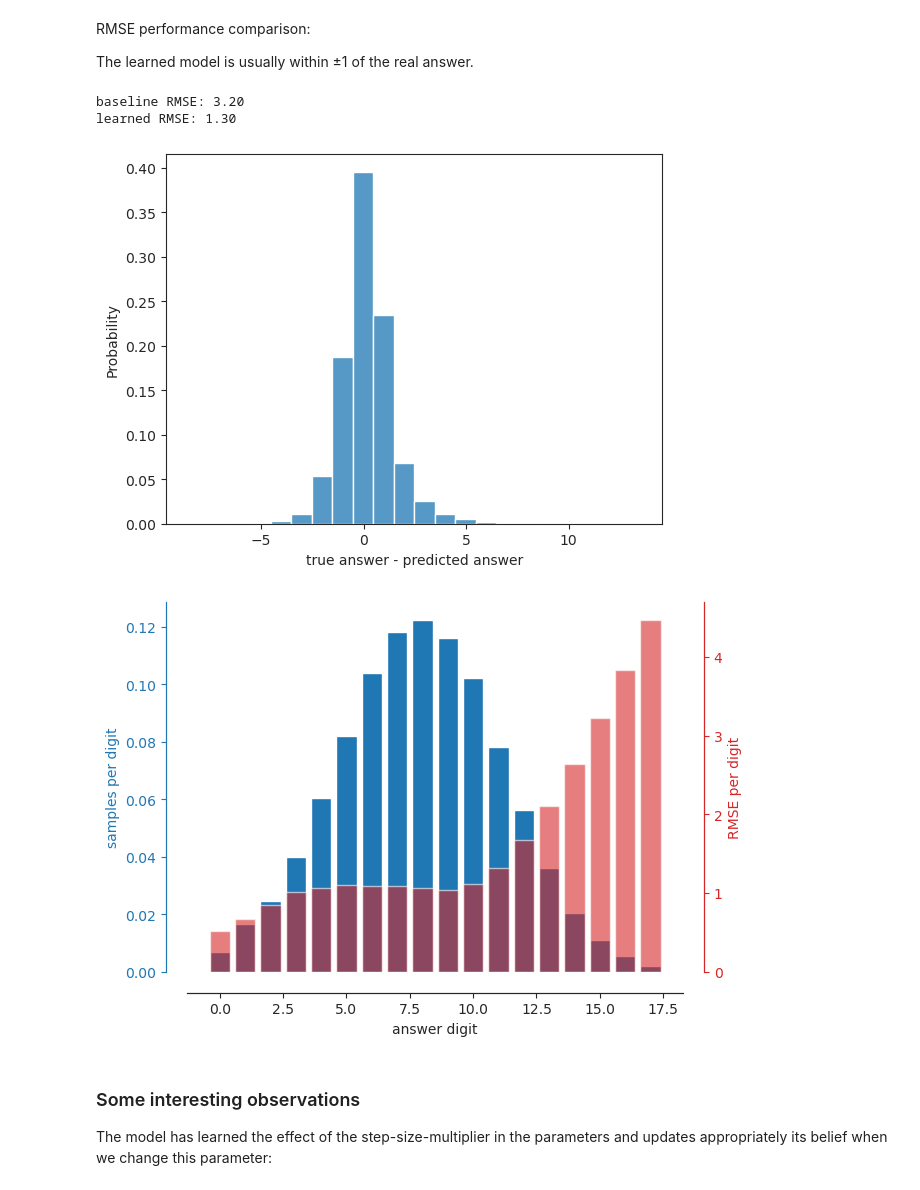
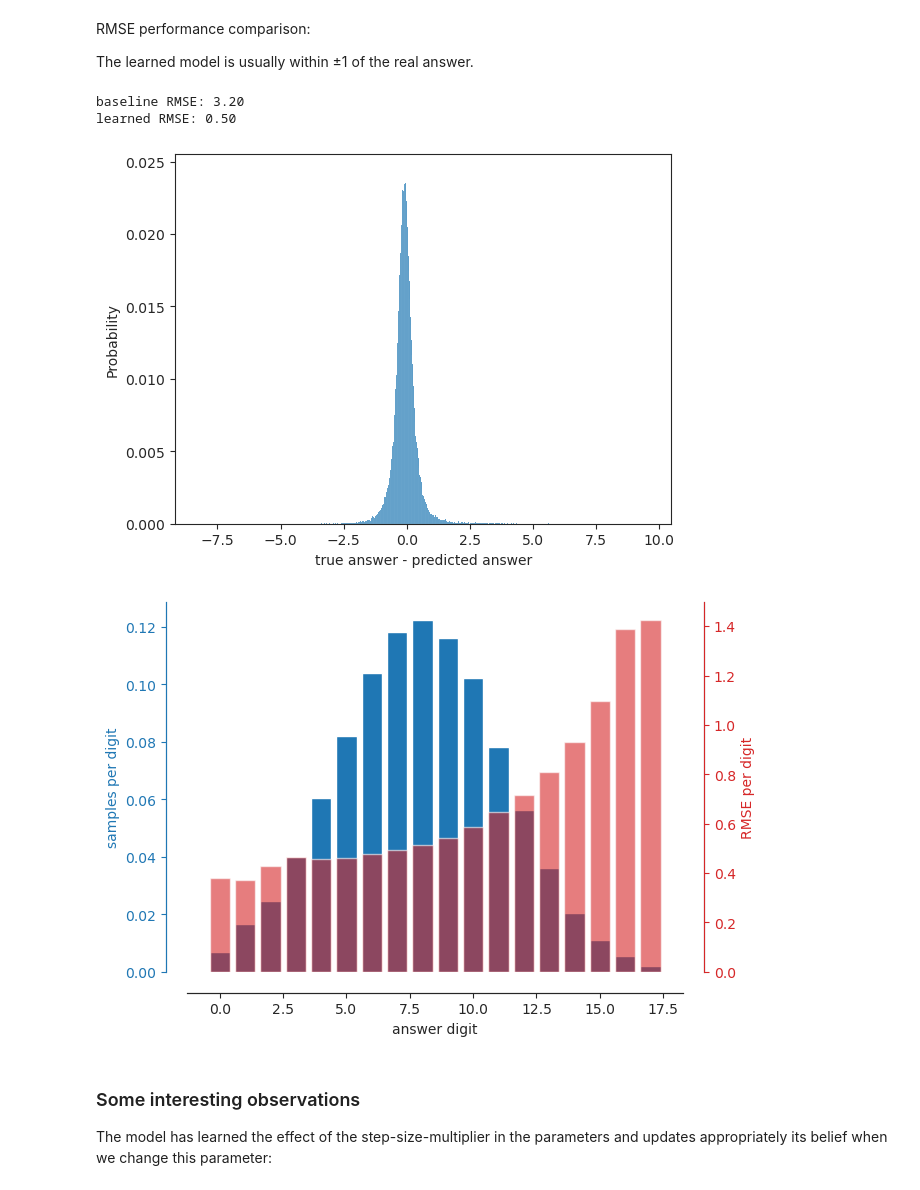
Before and after one commit to golkar/microcosm, a Jupyter notebook: xslorenz_KCroberta_results.ipynb, the cells around one changed output. Drawn from its saved outputs; the diff is of its cells as text; code cells hidden in the pictures.

```diff
--- a/xslorenz_KCroberta_results.ipynb
+++ b/xslorenz_KCroberta_results.ipynb
@@ -17,7 +18,7 @@ True
 from transformers import PreTrainedTokenizerFast
 from datasets import DatasetDict
 
-best_run_path = "/mnt/home/sgolkar/ceph/saves/xslorenz/KCroberta/wandb/run-20230606_221856-cvabazqb/files/model/model_torch_save.pkl"
+best_run_path = "/mnt/home/sgolkar/ceph/saves/xslorenz/KCroberta/wandb/run-20230607_121929-9f6hgi8s/files/model/model_torch_save.pkl"
 
 # model = KCRobertaForMaskedLM.from_pretrained(best_run_path).cuda()
 # model.power_num = 1/3
@@ -48,6 +49,8 @@ mask_token = tokenizer.encode('?')[0]
 # %%
 # Writing a function that masks out the first Lorenz parameter
 # the first lorenz parameter is always in position 10
+
+retokenize = False
 
 def mask_nth_param(sample, n = 10, device = 'cpu'):
     masked_sample = copy.deepcopy(sample)
@@ -67,8 +70,13 @@ def mask_nth_param(sample, n = 10, device = 'cpu'):
 
     return masked_sample
 
-# Tokenizing the dataset and saving it
-masked_ds = tokenized_ds.map(mask_nth_param, batched=False, num_proc=30)
+if retokenize:
+    # Tokenizing the dataset and saving it
+    masked_ds = tokenized_ds.map(mask_nth_param, batched=False, num_proc=30)
+    masked_ds.save_to_disk(ds_path + "toKCenized_xslorenz_ds_masked")
+else:
+    # Loading the tokenized dataset
+    masked_ds = DatasetDict.load_from_disk(ds_path + "toKCenized_xslorenz_ds_masked")
 # %% [markdown]
 #### An example of the mask-filling problem
 # %%
@@ -116,7 +124,7 @@ def predict(model, masked_sample, device = 'cuda'):
             )
     return out
 # %%
-masked_sample = masked_ds["val"][0]
+masked_sample = masked_ds["val"][2]
 # masked_sample = masked_ds[0]
 # sample = tokenized_ds["val"][0]
 # masked_sample = mask_first_param(sample)
@@ -182,26 +190,28 @@ if recompute_answers:
 
     device = model.device
 
-    for masked_sample in tqdm(masked_ds["test"]):
+    try:
+        for masked_sample in tqdm(masked_ds["test"]):
 
-        out = predict(model, masked_sample, device)
+            out = predict(model, masked_sample, device)
 
-        anss.append(masked_sample["ans"])
-        preds.append(out.numbers[0,10].item())
-
+            anss.append(masked_sample["ans"])
+            preds.append(out.numbers[0,10].item())
+    except KeyboardInterrupt:
+        pass
 
     preds = np.array(preds)
     anss = np.array(anss)
 
     # save preds, anss to numpy file
     np.savez(
-        "./KC_preds_anss.npz",
+        "./KC_preds_anss_run2.npz",
         preds=preds,
         anss=anss,
     )
-
-# load preds, anss, probs from numpy file
-preds_anss = np.load("./KC_preds_anss.npz")
+else:
+    # load preds, anss, probs from numpy file
+    preds_anss = np.load("./KC_preds_anss_run2.npz")
 
 anss = preds_anss["anss"]
 preds = preds_anss["preds"]
@@ -214,14 +224,14 @@ print("baseline RMSE: {:.2f}".format(np.sqrt(np.mean((anss -anss.mean()) ** 2)))
 print("learned RMSE: {:.2f}".format(np.sqrt(np.mean((anss - preds) ** 2))))
 # %% [output]
 baseline RMSE: 3.20
-learned RMSE: 1.30
+learned RMSE: 0.50
 # %%
 # sns histogram of the difference between true answer and the predicted answer
 # set sns histogram bar width to 1
-sns.histplot(anss - preds, stat="probability", discrete=True)
+sns.histplot(anss - preds, stat="probability", discrete=False)
 plt.xlabel("true answer - predicted answer");
 # %% [output]
-[figure, old version]
+[figure, new version]
 # %%
 plt.bar(range(18), [(np.abs(anss - digit)<= 0.5).sum()/len(anss) for digit in range(18)])
 plt.xlabel("answer digit")
@@ -240,7 +250,7 @@ plt.gca().spines["left"].set_color("tab:blue")
 # sns despine the top axis only
 sns.despine(offset=15, top=True, right=False, left=False, bottom=False)
 # %% [output]
-[figure, old version]
+[figure, new version]
 # %% [markdown]
 ### Some interesting observations
 
```
Also changed, not shown: parts of 9 cells of this notebook, 7 other files.
